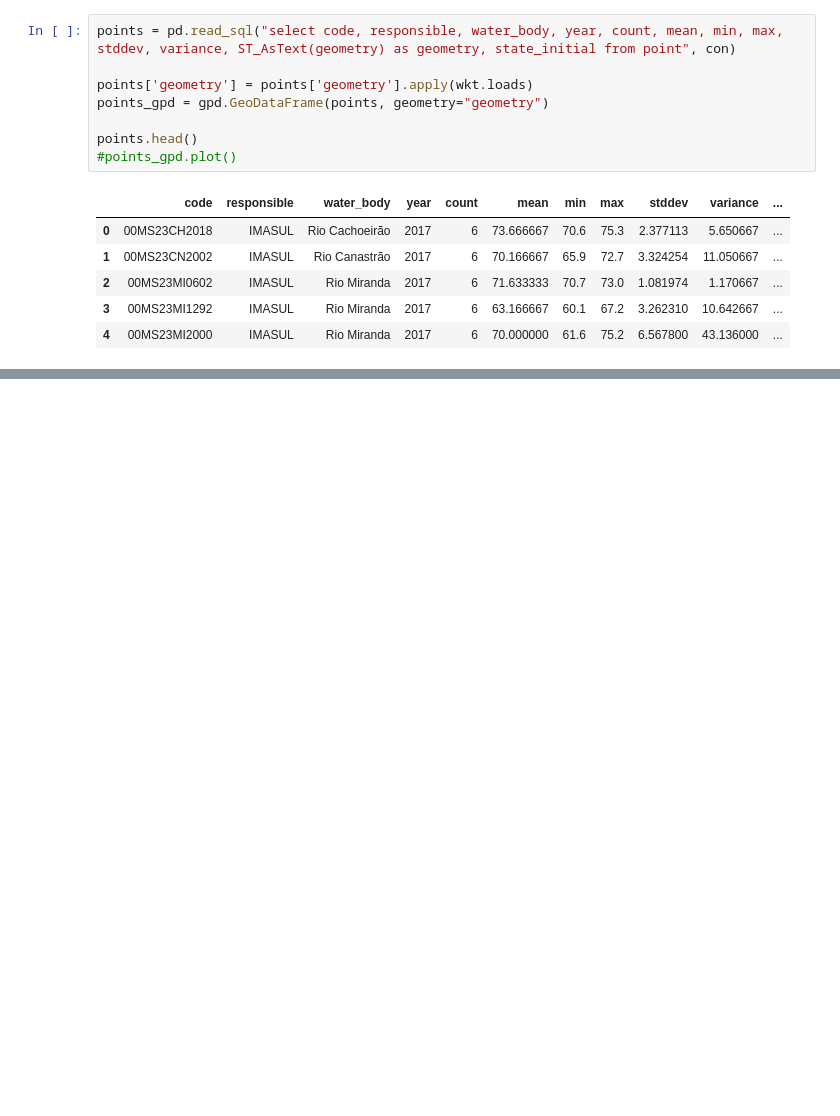
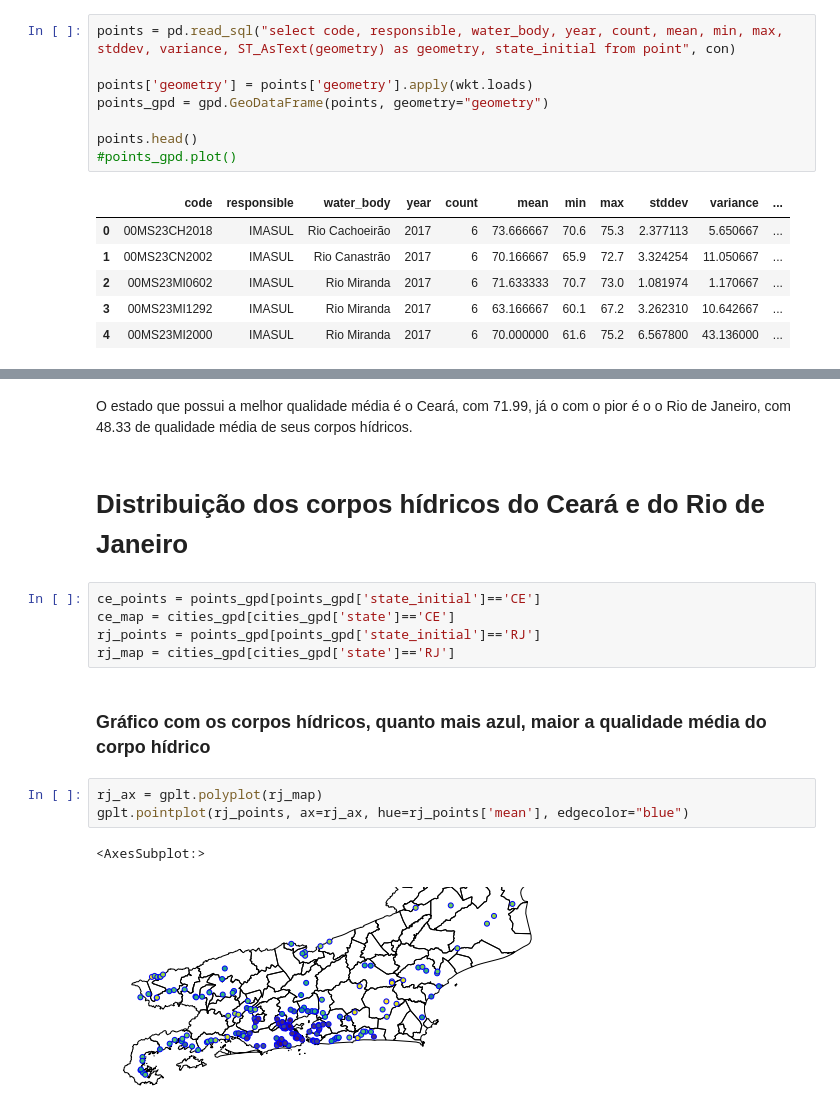
Before and after one commit to gabrielpastori/bda2, a Jupyter notebook: analysis.ipynb, the cells around one changed output, grey strips where cells are left out. Cells and saved outputs as stored; diff of their text form; blank space fills up the shorter version.

```diff
--- a/analysis.ipynb
+++ b/analysis.ipynb
@@ -60,0 +84,17 @@ POINT (-38.372778 -11.96027799961692)
+# %% [markdown]
+O estado que possui a melhor qualidade média é o Ceará, com 71.99, já o com o pior é o o Rio de Janeiro, com 48.33 de qualidade média de seus corpos hídricos.
+# %% [markdown]
+# Distribuição dos corpos hídricos do Ceará e do Rio de Janeiro
+# %%
+ce_points = points_gpd[points_gpd['state_initial']=='CE']
+ce_map = cities_gpd[cities_gpd['state']=='CE']
+rj_points = points_gpd[points_gpd['state_initial']=='RJ']
+rj_map = cities_gpd[cities_gpd['state']=='RJ']
+# %% [markdown]
+### Gráfico com os corpos hídricos, quanto mais azul, maior a qualidade média do corpo hídrico
+# %%
+rj_ax = gplt.polyplot(rj_map)
+gplt.pointplot(rj_points, ax=rj_ax, hue=rj_points['mean'], edgecolor="blue")
+# %% [output]
+<AxesSubplot:>
+[figure, added]
```
Also changed, not shown: parts of 6 cells of this notebook.
